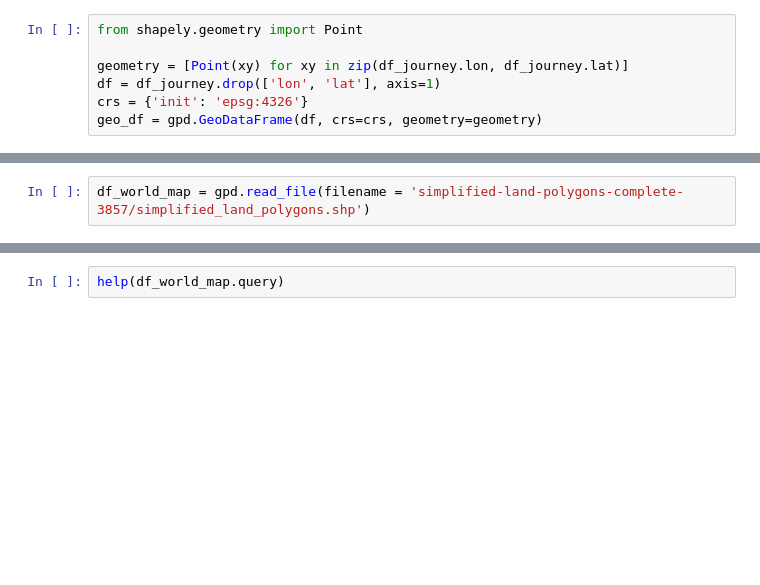
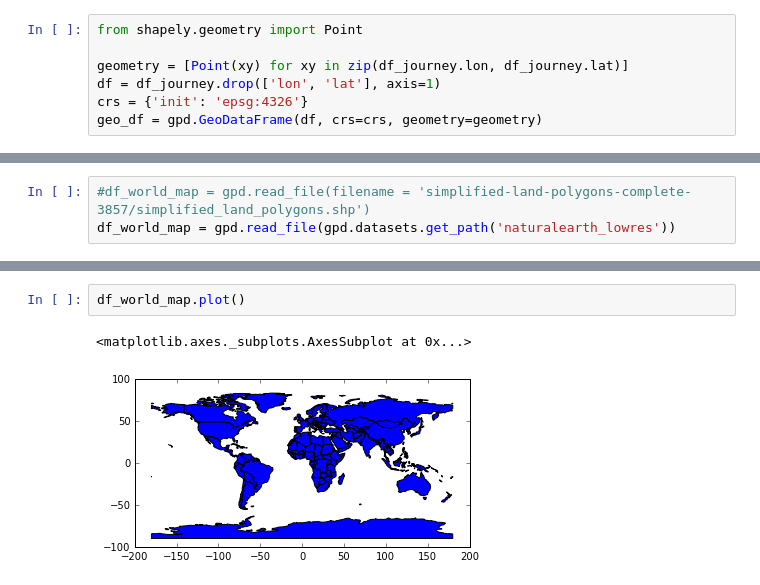
Before and after one commit to martinlarsalbert/TrainMap, a Jupyter notebook: API_test.ipynb, the cells around one changed output, grey strips where cells are left out. Drawn from its saved outputs; the diff is of its cells as text; blank space fills up the shorter version.

```diff
--- a/API_test.ipynb
+++ b/API_test.ipynb
@@ -84,2 +148,3 @@ geo_df.plot(ax = ax)
 # %%
-df_world_map = gpd.read_file(filename = 'simplified-land-polygons-complete-3857/simplified_land_polygons.shp')
+#df_world_map = gpd.read_file(filename = 'simplified-land-polygons-complete-3857/simplified_land_polygons.shp')
+df_world_map = gpd.read_file(gpd.datasets.get_path('naturalearth_lowres'))
@@ -86,2 +153,5 @@ df_world_map = gpd.read_file(filename = 'simplified-land-polygons-complete-3857/
-# %%
-help(df_world_map.query)
+# %%
+df_world_map.plot()
+# %% [output]
+<matplotlib.axes._subplots.AxesSubplot at 0x...>
+[figure, added]
```
Also changed, not shown: parts of 8 cells of this notebook, 1 other file.
